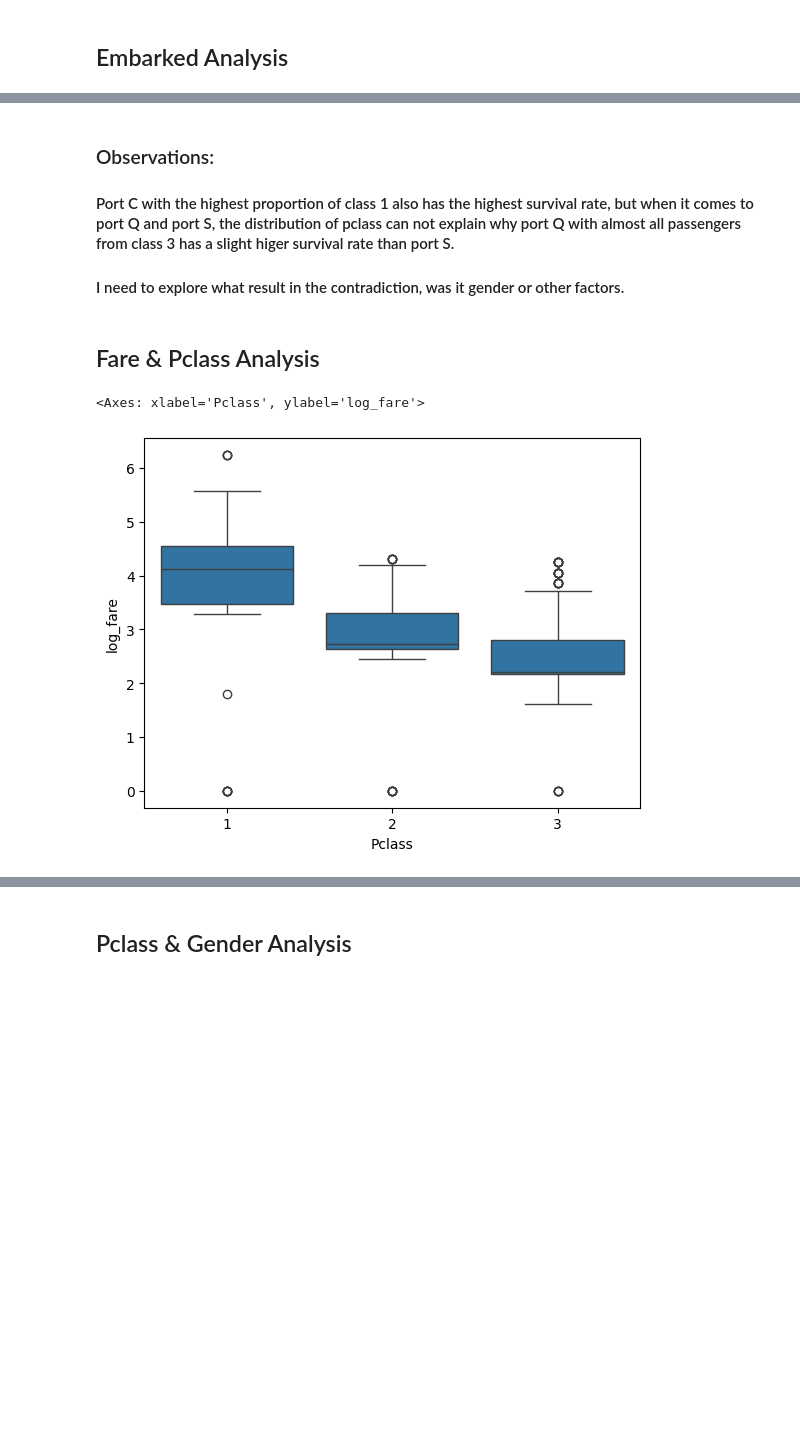
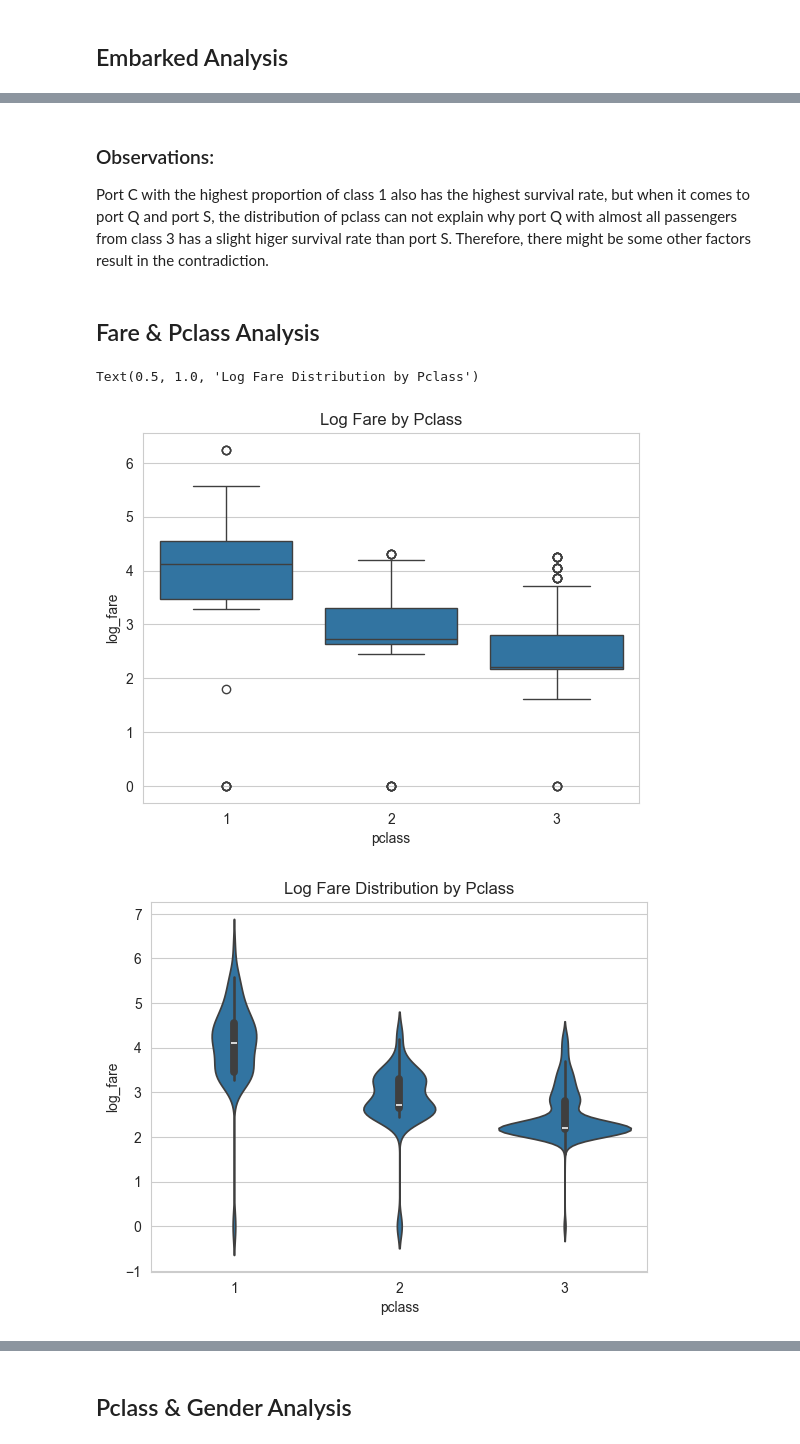
Before and after one commit to tsukiii0306/Titanic-Analysis, a Jupyter notebook: titanic/analysis.ipynb, the cells around one changed output, grey strips where cells are left out. Drawn from its saved outputs; the diff is of its cells as text; code cells hidden in the pictures; blank space fills up the shorter version.

```diff
--- a/titanic/analysis.ipynb
+++ b/titanic/analysis.ipynb
@@ -7,6 +7,7 @@ import seaborn as sns
 # Data Overview
 # %%
 df = pd.read_csv('train.csv')
+df.columns = df.columns.str.lower()
 df.head()
 df.columns
 df.info()
@@ -253,18 +253,16 @@ Name: count, dtype: int64
 # %%
 # Family grouping
-df['Family_Size'] = df.Family.apply(lambda x:0 if x == 0 else (1 if x <=2 else 2))
-df_FamilySize = df.groupby('Family_Size').agg(
-    Total_count = ('Family_Size','count'),
-    Survived_count = ('Survived','sum'),
-    Survival_rate = ('Survived','mean')
-).sort_values(by='Survival_rate',ascending=False)
-print(df_FamilySize)
+df['family_size'] = df.family.apply(lambda x:0 if x == 0 else (1 if x <=2 else 2))
+df_familysize = df.groupby('family_size').agg(
+    total_count = ('family_size','count'),
+    survived_count = ('survived','sum'),
+    survival_rate = ('survived','mean')
+).sort_values(by='survival_rate',ascending=False)
+print(df_familysize)
 
-df_FamilySize[['Total_count','Survived_count']].plot(kind='bar')
-plt.title('Total vs Survived Passengers by Family Size')
-plt.xticks(rotation = 0)
+sns.countplot(data=df,x='family_size')
+plt.title('Total Passengers by Family Size')
 plt.figure()
-df_FamilySize['Survival_rate'].plot(kind='bar')
-plt.title('Survival rate by Family Size')
-plt.xticks(rotation = 0)
+sns.barplot(data=df,x='family_size',y='survived')
+plt.title('Survival Rate by Family Size')
 # %% [output]
@@ -304,7 +308,8 @@ Name: Fare, dtype: float64
 # %%
 # log transformation
-df['log_fare'] = df.Fare.apply(np.log1p)
+df['log_fare'] = df.fare.apply(np.log1p)
 sns.histplot(df.log_fare,bins = 20)
+plt.title('The Distribution of log_fare')
 print(df.log_fare.describe())
 df.log_fare.describe().apply(lambda x:np.exp(x)-1)
 # %% [output]
@@ -343,10 +355,10 @@ sns.boxplot(x='Survived',y='log_fare',data=df)
 ## Embarked Analysis
 # %%
 # Missing value
-df['class_1'] = df.Pclass.apply(lambda x:1 if x == 1 else 0)
-df_port_class1 = df.groupby('Embarked')['class_1'].agg(total_count = 'count', class1_count = 'sum', rate = 'mean')
+df['class_1'] = df.pclass.apply(lambda x:1 if x == 1 else 0)
+df_port_class1 = df.groupby('embarked')['class_1'].agg(total_count = 'count', class1_count = 'sum', rate = 'mean')
 print(df_port_class1)
-df['Embarked_filled'] = df.Embarked.fillna('C')
+df['embarked_filled'] = df.embarked.fillna('C')
 df.info()
 # %% [output]
           total_count  class1_count      rate
@@ -397,13 +407,19 @@ S                        644             217       0.336957
 # %% [markdown]
 ### Observations:
-#### Port C with the highest proportion of class 1 also has the highest survival rate, but when it comes to port Q and port S, the distribution of pclass can not explain why port Q with almost all passengers from class 3 has a slight higer survival rate than port S.
-#### I need to explore what result in the contradiction, was it gender or other factors.
+
+Port C with the highest proportion of class 1 also has the highest survival rate, but when it comes to port Q and port S, the distribution of pclass can not explain why port Q with almost all passengers from class 3 has a slight higer survival rate than port S. Therefore, there might be some other factors result in the contradiction.
 # %% [markdown]
 ## Fare & Pclass Analysis
 # %%
 # Relationship between fare and pclass
-sns.boxplot(x='Pclass',y='log_fare',data=df)
+sns.boxplot(x='pclass',y='log_fare',data=df)
+plt.title('Log Fare by Pclass')
+
+plt.figure()
+sns.violinplot(x='pclass',y='log_fare',data=df)
+plt.title('Log Fare Distribution by Pclass')
 # %% [output]
-<Axes: xlabel='Pclass', ylabel='log_fare'>
+Text(0.5, 1.0, 'Log Fare Distribution by Pclass')
-[figure, old version]
+[figure, new version]
+[figure, added]
 # %% [markdown]
```
Also changed, not shown: parts of 41 cells of this notebook, 3 other files.
